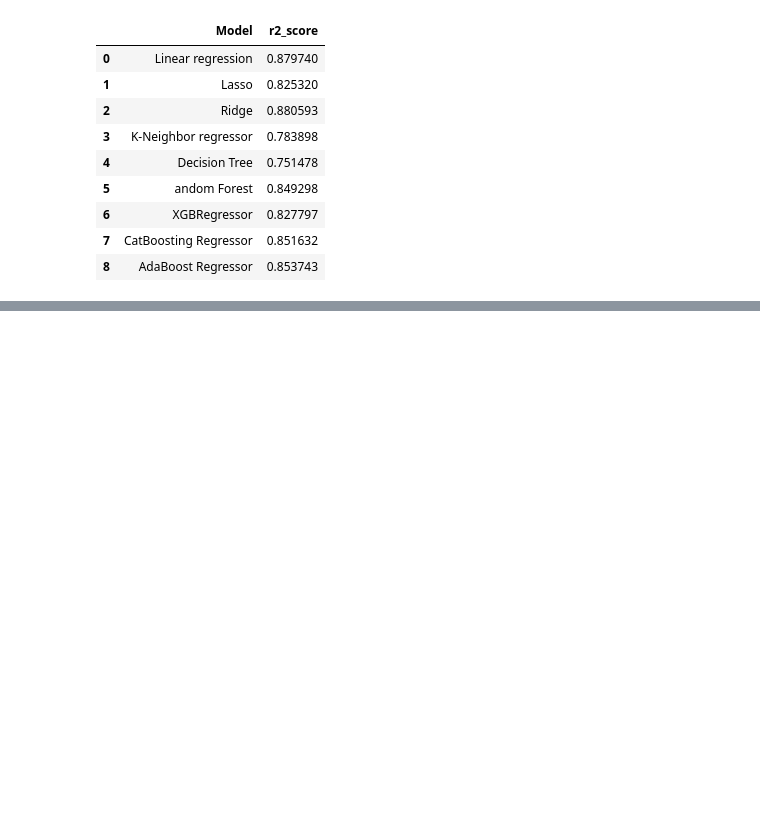
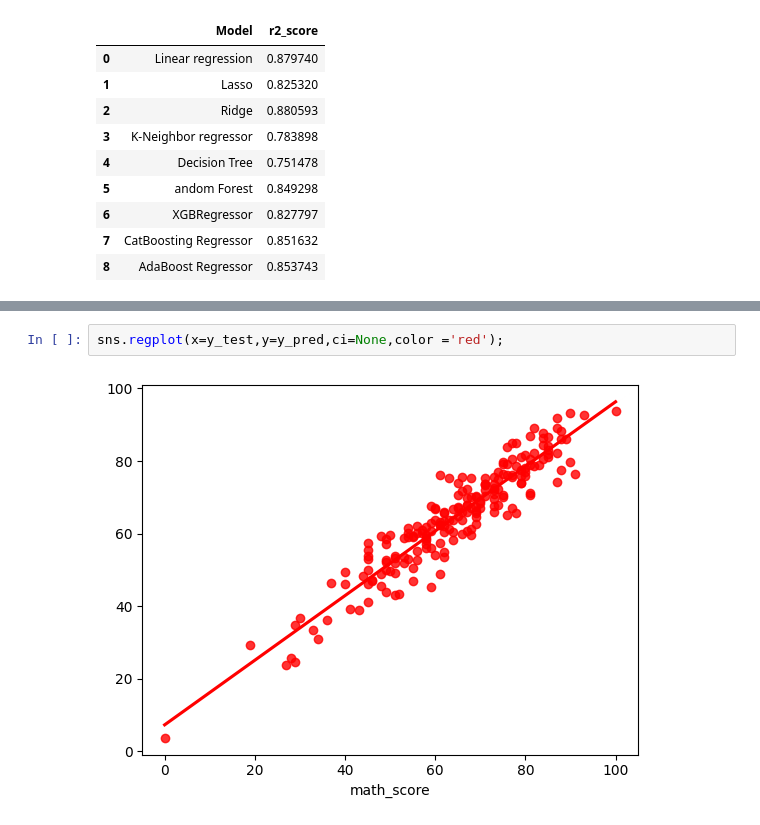
Before and after one commit to mkr9395/ml_projectdeploy, a Jupyter notebook: notebook/MODEL_TRAINING.ipynb, the cells around one changed output, grey strips where cells are left out. Drawn from its saved outputs; the diff is of its cells as text; blank space fills up the shorter version.

```diff
--- a/notebook/MODEL_TRAINING.ipynb
+++ b/notebook/MODEL_TRAINING.ipynb
@@ -237,0 +262,4 @@ m
+# %%
+sns.regplot(x=y_test,y=y_pred,ci=None,color ='red');
+# %% [output]
+[figure, added]
```
Also changed, not shown: parts of 7 cells of this notebook.
